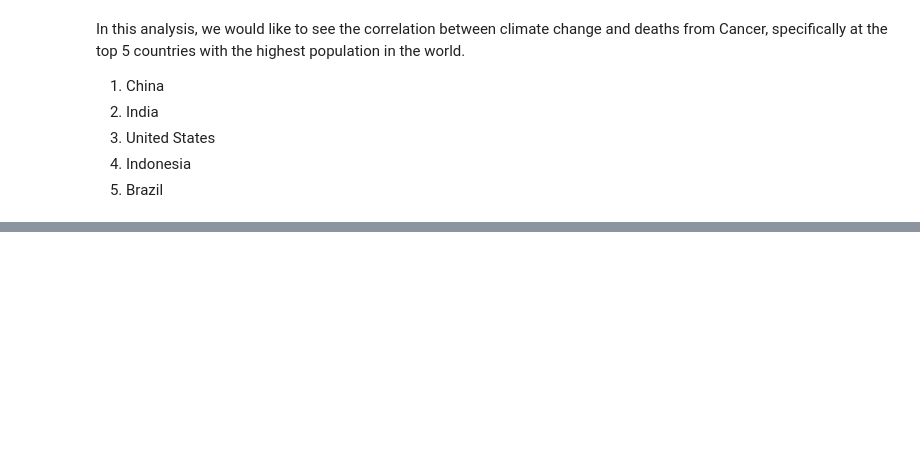
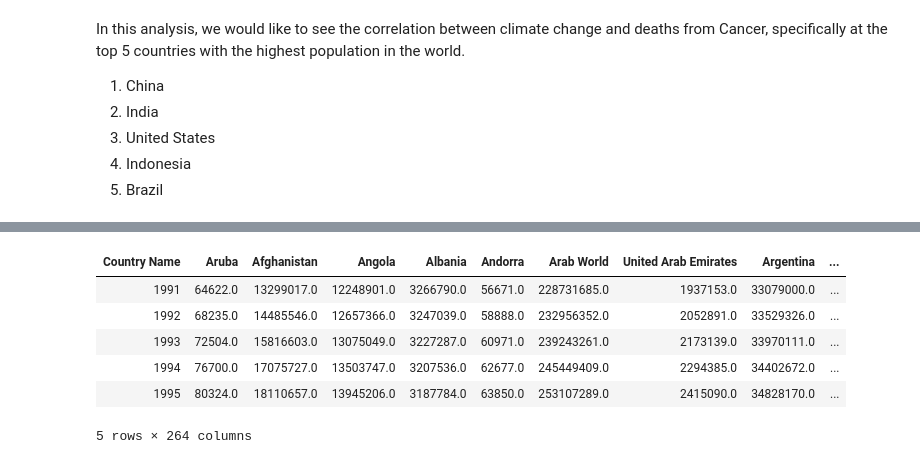
Before and after one commit to mhandipranata/climate-change-analysis, a Jupyter notebook: Climate_Change_Analysis.ipynb, the cells around one changed output, grey strips where cells are left out. Cells and saved outputs as stored; diff of their text form; code cells hidden in the pictures; blank space fills up the shorter version.

```diff
--- a/Climate_Change_Analysis.ipynb
+++ b/Climate_Change_Analysis.ipynb
@@ -251,0 +507,24 @@ lung_cancer_deaths_brazil.head(15)
+# %%
+# Extract the data for China and year from 1991 to 2016 only
+pop_91_16 = pop.loc[:,["Country Name",
+                      "1991", "1992", "1993", "1994", "1995",
+                      "1996", "1997", "1998", "1999", "2000",
+                      "2001", "2002", "2003", "2004", "2005",
+                      "2006", "2007", "2008", "2009", "2010",
+                      "2011", "2012", "2013", "2014", "2015", "2016"]]
+
+# Set index as Country
+pop_91_16 = pop_91_16.set_index("Country Name")
+
+# Transpose the columns and rows
+pop_91_16 = pd.DataFrame.transpose(pop_91_16)
+
+pop_91_16.head()
+# %% [output]
+| Country Name | Aruba | Afghanistan | Angola | Albania | Andorra | Arab World | United Arab Emirates | Argentina | ... |
+| 1991 | 64622.0 | 13299017.0 | 12248901.0 | 3266790.0 | 56671.0 | 228731685.0 | 1937153.0 | 33079000.0 | ... |
+| 1992 | 68235.0 | 14485546.0 | 12657366.0 | 3247039.0 | 58888.0 | 232956352.0 | 2052891.0 | 33529326.0 | ... |
+| 1993 | 72504.0 | 15816603.0 | 13075049.0 | 3227287.0 | 60971.0 | 239243261.0 | 2173139.0 | 33970111.0 | ... |
+| 1994 | 76700.0 | 17075727.0 | 13503747.0 | 3207536.0 | 62677.0 | 245449409.0 | 2294385.0 | 34402672.0 | ... |
+| 1995 | 80324.0 | 18110657.0 | 13945206.0 | 3187784.0 | 63850.0 | 253107289.0 | 2415090.0 | 34828170.0 | ... |
+5 rows × 264 columns
```
Also changed, not shown: parts of 48 cells of this notebook, 6 other files.
